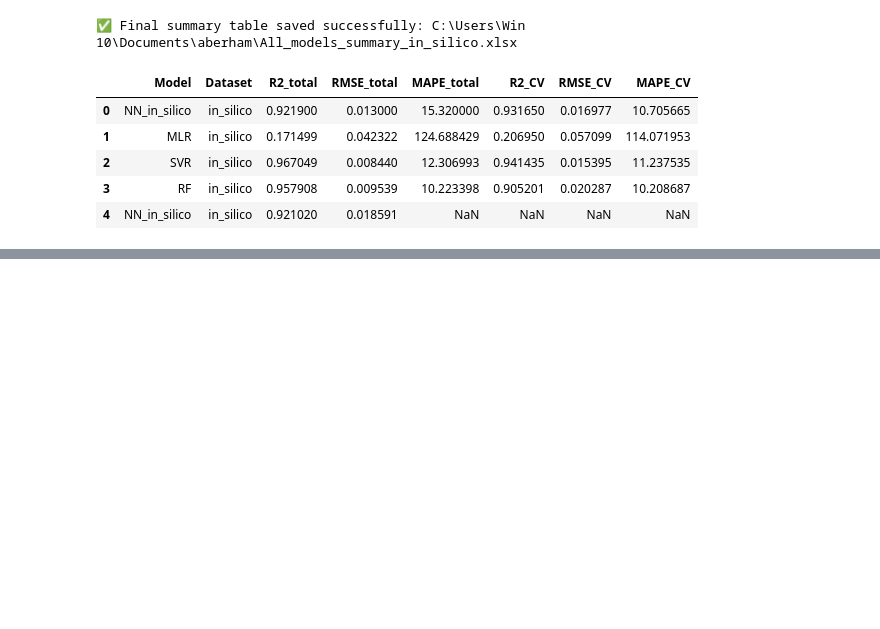
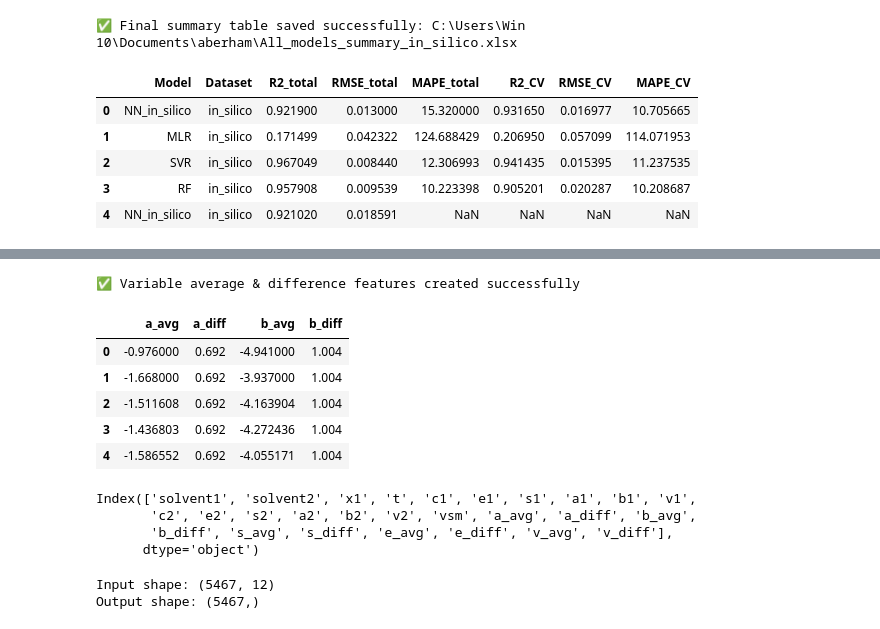
Before and after one commit to behboudielmira-source/Abraham-Jouyban-Viscosity-ML, a Jupyter notebook: NN_in_silico.ipynb, the cells around one changed output, grey strips where cells are left out. Cells and saved outputs as stored; diff of their text form; code cells hidden in the pictures; blank space fills up the shorter version.

```diff
--- a/NN_in_silico.ipynb
+++ b/NN_in_silico.ipynb
@@ -562,3 +562,11 @@ summary_table
 | 2 | SVR | in_silico | 0.967049 | 0.008440 | 12.306993 | 0.941435 | 0.015395 | 11.237535 |
 | 3 | RF | in_silico | 0.957908 | 0.009539 | 10.223398 | 0.905201 | 0.020287 | 10.208687 |
 | 4 | NN_in_silico | in_silico | 0.921020 | 0.018591 | NaN | NaN | NaN | NaN |
+# %%
+import pandas as pd
+
+path = r"C:\Users\Win 10\Documents\aberham\Abraham_Viscosity_Model_in_silico.xlsx"
+df2 = pd.read_excel(path)
+
+print(df2.shape)
+df2.head()
@@ -564,0 +629,60 @@ summary_table
+# %%
+# ==========================================
+# Symmetric Feature Engineering (FINAL)
+# For NN_in_silico.ipynb
+# ==========================================
+
+import numpy as np
+
+# دیتافریم اصلی
+df = df2.copy()
+
+# mole fraction
+x1 = df['x1']
+x2 = 1 - x1
+
+# Abraham descriptors
+for p in ['a','b','s','e','v']:
+    df[f'{p}_avg']  = x1*df[f'{p}1'] + x2*df[f'{p}2']
+    df[f'{p}_diff'] = np.abs(df[f'{p}1'] - df[f'{p}2'])
+
+print("✅ Variable average & difference features created successfully")
+df[['a_avg','a_diff','b_avg','b_diff']].head()
+# %% [output]
+✅ Variable average & difference features created successfully
+|  | a_avg | a_diff | b_avg | b_diff |
+| 0 | -0.976000 | 0.692 | -4.941000 | 1.004 |
+| 1 | -1.668000 | 0.692 | -3.937000 | 1.004 |
+| 2 | -1.511608 | 0.692 | -4.163904 | 1.004 |
+| 3 | -1.436803 | 0.692 | -4.272436 | 1.004 |
+| 4 | -1.586552 | 0.692 | -4.055171 | 1.004 |
+# %%
+df.columns
+# %% [output]
+Index(['solvent1', 'solvent2', 'x1', 't', 'c1', 'e1', 's1', 'a1', 'b1', 'v1',
+       'c2', 'e2', 's2', 'a2', 'b2', 'v2', 'vsm', 'a_avg', 'a_diff', 'b_avg',
+       'b_diff', 's_avg', 's_diff', 'e_avg', 'e_diff', 'v_avg', 'v_diff'],
+      dtype='object')
+# %%
+# ==========================================
+# Define NEW input features for NN_in_silico
+# (Variable Average + Difference) - FINAL
+# ==========================================
+
+# خروجی
+y = np.log(df['vsm'])
+
+# ورودی‌های متقارن + دما
+feature_cols = [
+    'a_avg','b_avg','s_avg','e_avg','v_avg',
+    'a_diff','b_diff','s_diff','e_diff','v_diff',
+    'x1','t'
+]
+
+X = df[feature_cols].values
+
+print("Input shape:", X.shape)
+print("Output shape:", y.shape)
+# %% [output]
+Input shape: (5467, 12)
+Output shape: (5467,)
```
Also changed, not shown: parts of 10 cells of this notebook, 2 other files.
